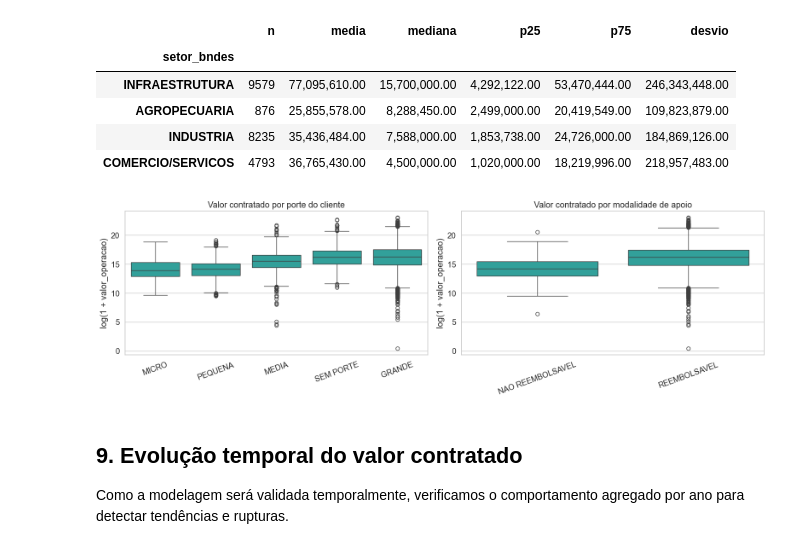
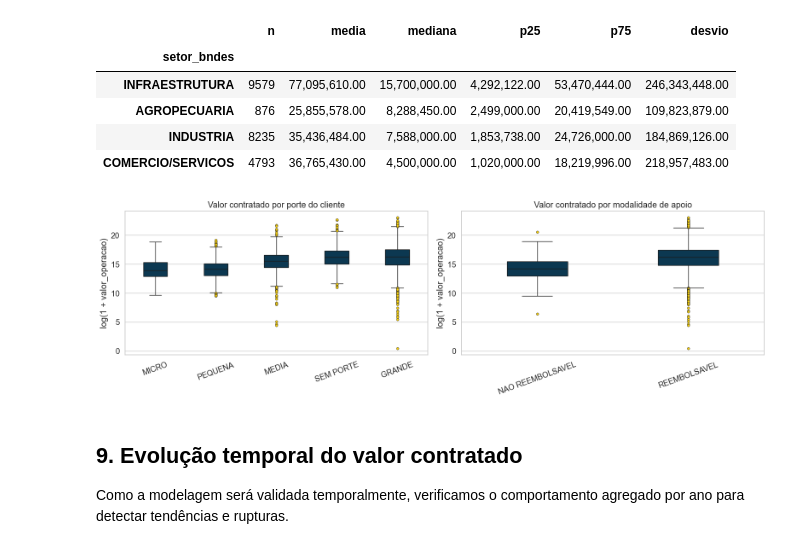
Before and after one commit to AndreRibaz/bnds-analysis, a Jupyter notebook: notebooks/eda.ipynb, the cells around one changed output. Drawn from its saved outputs; the diff is of its cells as text; code cells hidden in the pictures.

```diff
--- a/notebooks/eda.ipynb
+++ b/notebooks/eda.ipynb
@@ -476,24 +476,28 @@ for col in ["porte_cliente", "modalidade_apoio", "forma_apoio", "setor_bndes"]:
 # %%
 fig, axes = plt.subplots(1, 2, figsize=(16, 5))
 
 for ax, col, titulo in [
-    (axes[0], "porte_cliente",  "Valor contratado por porte do cliente"),
+    (axes[0], "porte_cliente",    "Valor contratado por porte do cliente"),
     (axes[1], "modalidade_apoio", "Valor contratado por modalidade de apoio"),
 ]:
     ordem = df_eda.groupby(col)[TARGET].median().sort_values().index
     sns.boxplot(
         data=df_eda.assign(_y=np.log1p(df_eda[TARGET])),
-        x=col, y="_y", order=ordem, ax=ax, color="lightseagreen"
+        x=col, y="_y", order=ordem, ax=ax,
+        color=paleta_cores["azul"],   # azul institucional
+        width=0.4,                     # largura das caixas
+        fliersize=2,                   # marcador base
+        flierprops=outlierStyle,       # outliers amarelos
     )
     ax.set_title(titulo)
     ax.set_xlabel("")
     ax.set_ylabel("log(1 + valor_operacao)")
     ax.tick_params(axis="x", rotation=20)
 
 plt.tight_layout()
 plt.show()
 # %% [output]
-[figure, old version]
+[figure, new version]
 # %% [markdown]
 ## 9. Evolução temporal do valor contratado
 
```
Also changed, not shown: parts of 27 cells of this notebook.
